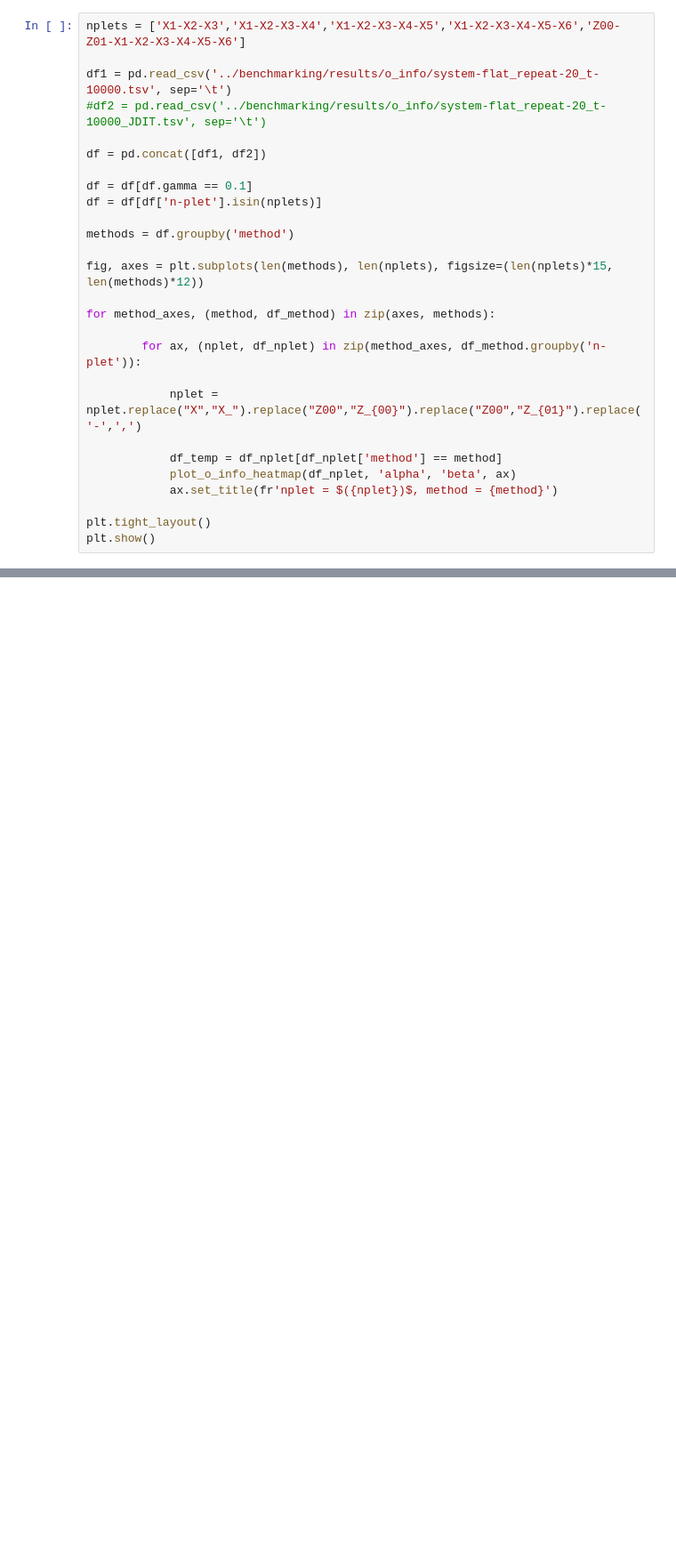
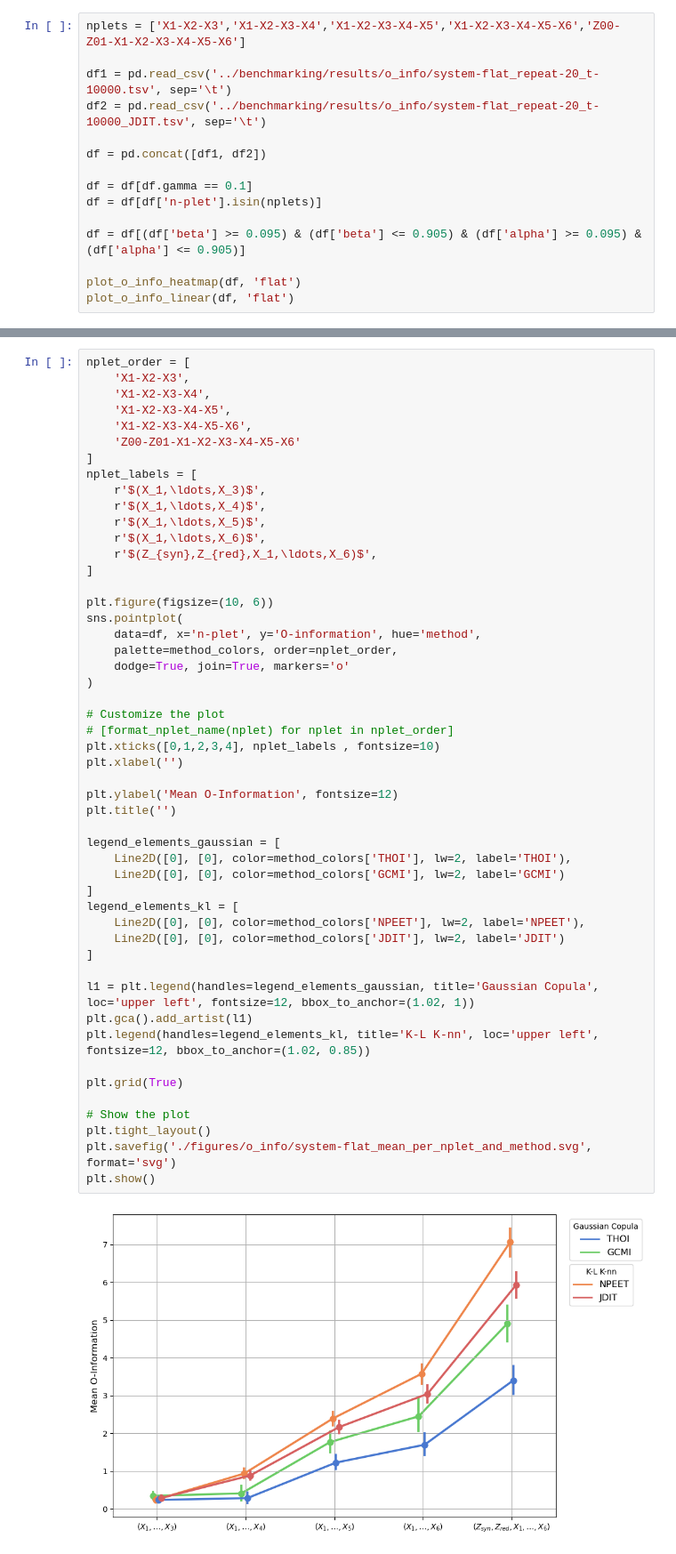
Before and after one commit to Laouen/Oinformation, a Jupyter notebook: analysis/o_information_qualitative.ipynb, the cells around one changed output, grey strips where cells are left out. Shown at 89% size. Cells and saved outputs as stored; diff of their text form; blank space fills up the shorter version.

Commit message:
improved o information qualitative analysis

```diff
--- a/analysis/o_information_qualitative.ipynb
+++ b/analysis/o_information_qualitative.ipynb
@@ -137,27 +226,15 @@ plt.show()
 nplets = ['X1-X2-X3','X1-X2-X3-X4','X1-X2-X3-X4-X5','X1-X2-X3-X4-X5-X6','Z00-Z01-X1-X2-X3-X4-X5-X6']
 
 df1 = pd.read_csv('../benchmarking/results/o_info/system-flat_repeat-20_t-10000.tsv', sep='\t')
-#df2 = pd.read_csv('../benchmarking/results/o_info/system-flat_repeat-20_t-10000_JDIT.tsv', sep='\t')
+df2 = pd.read_csv('../benchmarking/results/o_info/system-flat_repeat-20_t-10000_JDIT.tsv', sep='\t')
 
 df = pd.concat([df1, df2])
 
 df = df[df.gamma == 0.1]
 df = df[df['n-plet'].isin(nplets)]
 
-methods = df.groupby('method')
+df = df[(df['beta'] >= 0.095) & (df['beta'] <= 0.905) & (df['alpha'] >= 0.095) & (df['alpha'] <= 0.905)]
 
-fig, axes = plt.subplots(len(methods), len(nplets), figsize=(len(nplets)*15, len(methods)*12))
-
-for method_axes, (method, df_method) in zip(axes, methods):
-
-        for ax, (nplet, df_nplet) in zip(method_axes, df_method.groupby('n-plet')):
-
-            nplet = nplet.replace("X","X_").replace("Z00","Z_{00}").replace("Z00","Z_{01}").replace('-',',')
-
-            df_temp = df_nplet[df_nplet['method'] == method]
-            plot_o_info_heatmap(df_nplet, 'alpha', 'beta', ax)
-            ax.set_title(fr'nplet = $({nplet})$, method = {method}')
-
-plt.tight_layout()
-plt.show()
+plot_o_info_heatmap(df, 'flat')
+plot_o_info_linear(df, 'flat')
 # %% [output]
@@ -164,0 +243,52 @@ plt.show()
+# %%
+nplet_order = [
+    'X1-X2-X3',
+    'X1-X2-X3-X4',
+    'X1-X2-X3-X4-X5',
+    'X1-X2-X3-X4-X5-X6',
+    'Z00-Z01-X1-X2-X3-X4-X5-X6'
+]
+nplet_labels = [
+    r'$(X_1,\ldots,X_3)$',
+    r'$(X_1,\ldots,X_4)$',
+    r'$(X_1,\ldots,X_5)$',
+    r'$(X_1,\ldots,X_6)$',
+    r'$(Z_{syn},Z_{red},X_1,\ldots,X_6)$',
+]
+
+plt.figure(figsize=(10, 6))
+sns.pointplot(
+    data=df, x='n-plet', y='O-information', hue='method',
+    palette=method_colors, order=nplet_order,
+    dodge=True, join=True, markers='o'
+)
+
+# Customize the plot
+# [format_nplet_name(nplet) for nplet in nplet_order]
+plt.xticks([0,1,2,3,4], nplet_labels , fontsize=10)
+plt.xlabel('')
+
+plt.ylabel('Mean O-Information', fontsize=12)
+plt.title('')
+
+legend_elements_gaussian = [
+    Line2D([0], [0], color=method_colors['THOI'], lw=2, label='THOI'),
+    Line2D([0], [0], color=method_colors['GCMI'], lw=2, label='GCMI')
+]
+legend_elements_kl = [
+    Line2D([0], [0], color=method_colors['NPEET'], lw=2, label='NPEET'),
+    Line2D([0], [0], color=method_colors['JDIT'], lw=2, label='JDIT')
+]
+
+l1 = plt.legend(handles=legend_elements_gaussian, title='Gaussian Copula', loc='upper left', fontsize=12, bbox_to_anchor=(1.02, 1))
+plt.gca().add_artist(l1)
+plt.legend(handles=legend_elements_kl, title='K-L K-nn', loc='upper left', fontsize=12, bbox_to_anchor=(1.02, 0.85))
+
+plt.grid(True)
+
+# Show the plot
+plt.tight_layout()
+plt.savefig('./figures/o_info/system-flat_mean_per_nplet_and_method.svg', format='svg')
+plt.show()
+# %% [output]
+[figure, added]
```
Also changed, not shown: parts of 8 cells of this notebook, 24 other files.
